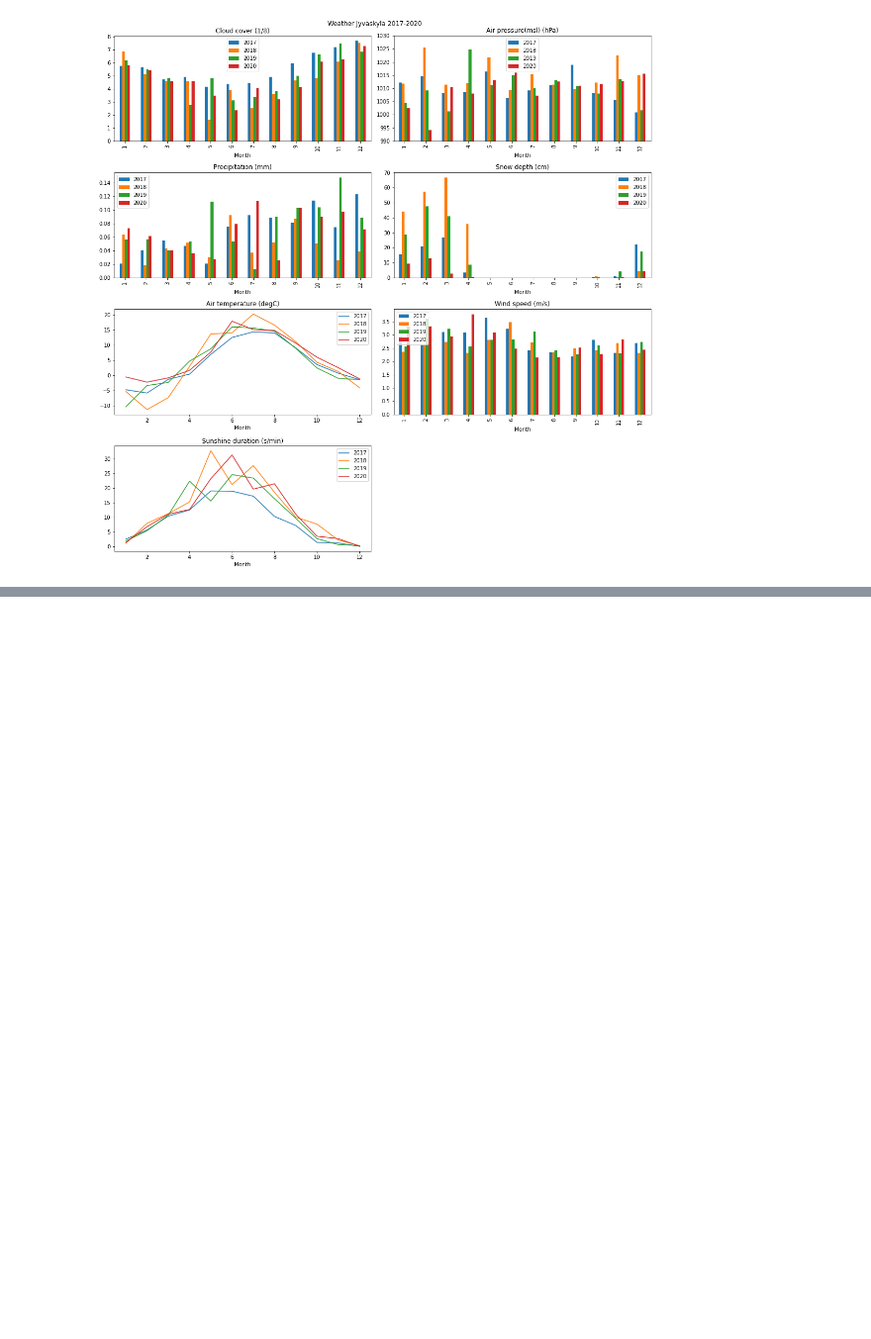
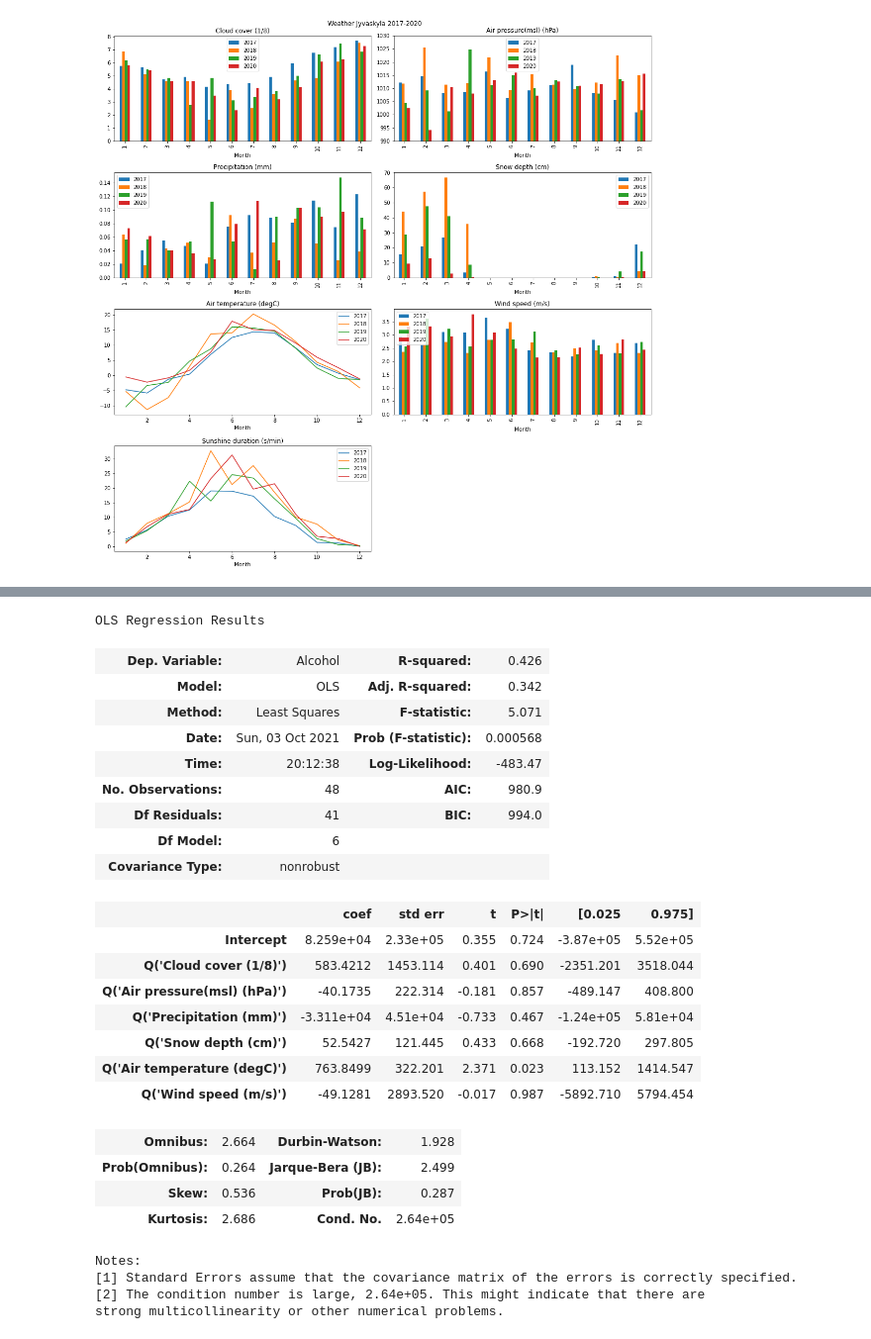
Before and after one commit to DataScience-MiniProjects/IDS-MiniProject, a Jupyter notebook: project-notebook.ipynb, the cells around one changed output, grey strips where cells are left out. Shown at 99% size. Cells and saved outputs as stored; diff of their text form; code cells hidden in the pictures; blank space fills up the shorter version.

Commit message:
Linear regression for whole data completed using two different ways

```diff
--- a/project-notebook.ipynb
+++ b/project-notebook.ipynb
@@ -317,9 +317,9 @@ plt.show()
 [figure]
 # %%
 # LINEAR REGRESSION OF WHOLE DATA
+# Sklearn version
 
-def linear_regression():
-
+def process_data_for_lr():
     alc_total2020 = alc_data2020.sum()
     alc_total2019 = alc_data2019.sum()
     alc_total2018 = alc_data2018.sum()
@@ -334,13 +334,10 @@ def linear_regression():
 
     X = pd.concat([w_total2017, w_total2018, w_total2019, w_total2020], ignore_index=True).astype(float)
 
-    #DEBBUGGING SHOWS THERE ARE NaNs IN YEAR 2018 weather data
-    #print(w_total2018[w_total2018.isna().any(axis=1)])
-    #print(X[X.isna().any(axis=1)])
+    return (X, y)
 
-    # TEMPORARY solution -> Should be working now without this.
-    #X = X.fillna(method="ffill")
-
+def linear_regression_sklearn():
+    (X, y) = process_data_for_lr()
     model = LinearRegression(fit_intercept=True)
     fit = model.fit(X, y)
 
@@ -352,0 +350,40 @@ Parameters: (array([   583.42120965,    -40.17353654, -33111.00886796,     52.54
+# %%
+# LINEAR REGRESSION OF WHOLE DATA
+# statsmodels version
+
+def linear_regression():
+    (X, y) = process_data_for_lr()
+    df = pd.concat([y, X], axis=1).rename({0: "Alcohol"}, axis=1)
+    model = "Alcohol ~ Q('Cloud cover (1/8)') + Q('Air pressure(msl) (hPa)') + Q('Precipitation (mm)') + Q('Snow depth (cm)') + Q('Air temperature (degC)') + Q('Wind speed (m/s)')"
+    #model = "Alcohol ~ Cloud cover (1/8) + Air pressure(msl) (hPa) + Precipitation (mm) + Snow depth (cm) + Air temperature (degC) + Wind speed (m/s)"
+    fit=smf.ols(model, data=df).fit()
+    return (fit.summary(), fit.params)
+
+linear_regression()[0]
+# %% [output]
+OLS Regression Results
+| Dep. Variable: | Alcohol | R-squared: | 0.426 |
+| Model: | OLS | Adj. R-squared: | 0.342 |
+| Method: | Least Squares | F-statistic: | 5.071 |
+| Date: | Sun, 03 Oct 2021 | Prob (F-statistic): | 0.000568 |
+| Time: | 20:12:38 | Log-Likelihood: | -483.47 |
+| No. Observations: | 48 | AIC: | 980.9 |
+| Df Residuals: | 41 | BIC: | 994.0 |
+| Df Model: | 6 |  |  |
+| Covariance Type: | nonrobust |  |  |
+|  | coef | std err | t | P>|t| | [0.025 | 0.975] |
+| Intercept | 8.259e+04 | 2.33e+05 | 0.355 | 0.724 | -3.87e+05 | 5.52e+05 |
+| Q('Cloud cover (1/8)') | 583.4212 | 1453.114 | 0.401 | 0.690 | -2351.201 | 3518.044 |
+| Q('Air pressure(msl) (hPa)') | -40.1735 | 222.314 | -0.181 | 0.857 | -489.147 | 408.800 |
+| Q('Precipitation (mm)') | -3.311e+04 | 4.51e+04 | -0.733 | 0.467 | -1.24e+05 | 5.81e+04 |
+| Q('Snow depth (cm)') | 52.5427 | 121.445 | 0.433 | 0.668 | -192.720 | 297.805 |
+| Q('Air temperature (degC)') | 763.8499 | 322.201 | 2.371 | 0.023 | 113.152 | 1414.547 |
+| Q('Wind speed (m/s)') | -49.1281 | 2893.520 | -0.017 | 0.987 | -5892.710 | 5794.454 |
+| Omnibus: | 2.664 | Durbin-Watson: | 1.928 |
+| Prob(Omnibus): | 0.264 | Jarque-Bera (JB): | 2.499 |
+| Skew: | 0.536 | Prob(JB): | 0.287 |
+| Kurtosis: | 2.686 | Cond. No. | 2.64e+05 |
+Notes:
+[1] Standard Errors assume that the covariance matrix of the errors is correctly specified.
+[2] The condition number is large, 2.64e+05. This might indicate that there are
+strong multicollinearity or other numerical problems.
```
Also changed, not shown: parts of 1 cell of this notebook.
